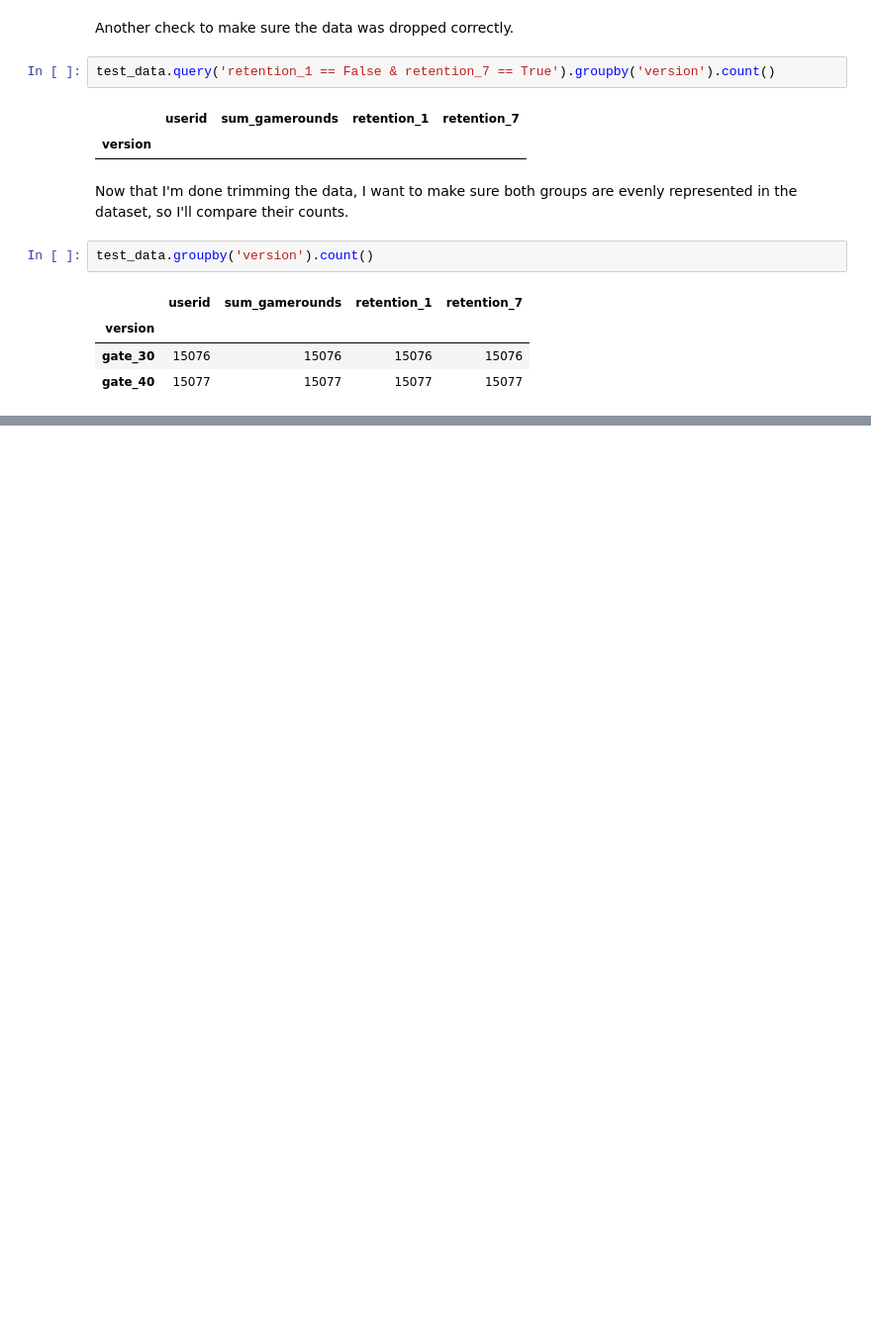
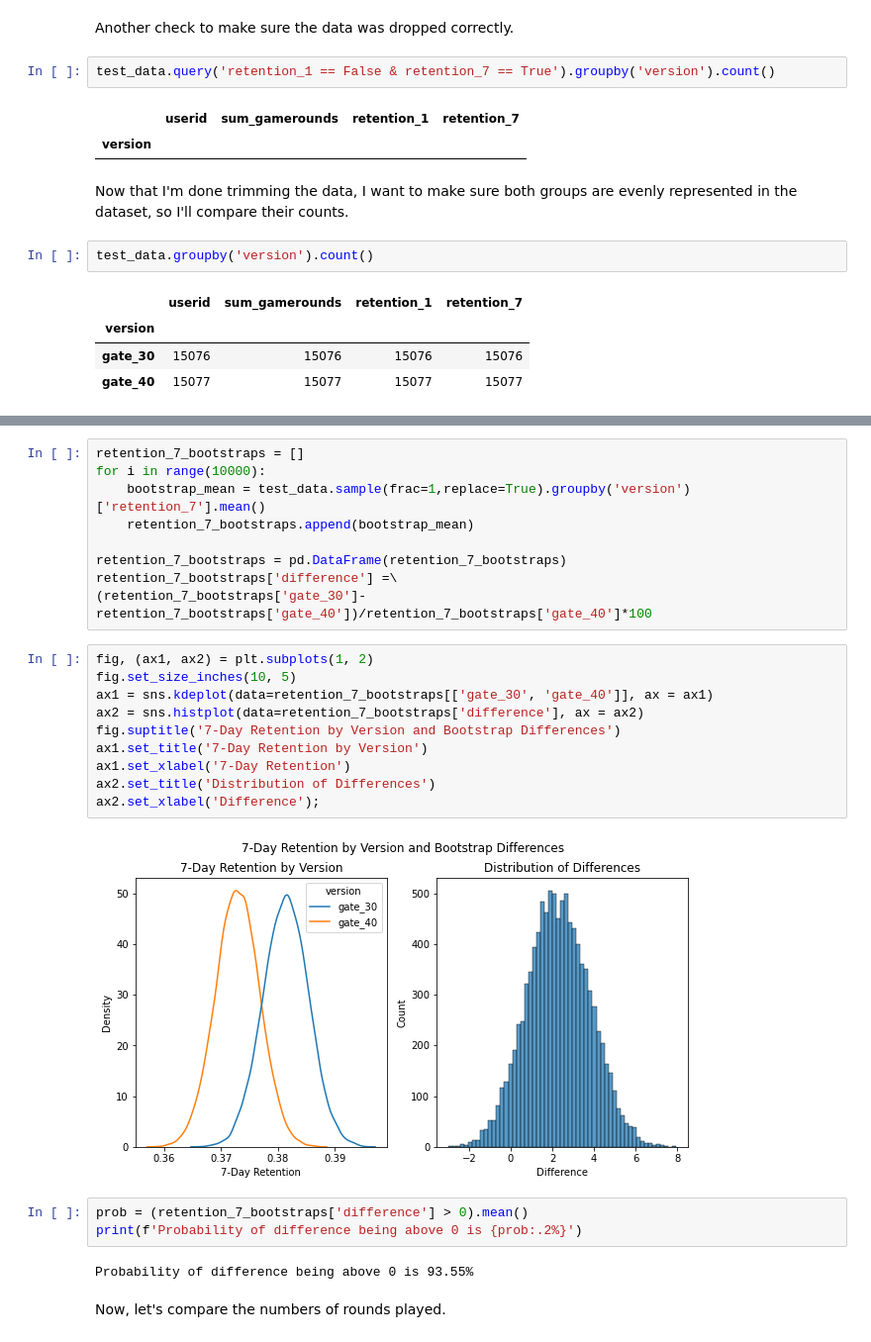
Before and after one commit to Stas-Medvedev/Game-Feature-AB-Test-Analysis, a Jupyter notebook: notebook.ipynb, the cells around one changed output, grey strips where cells are left out. Shown at 99% size. Saved outputs shown, nothing was run; the diff lists cells and outputs as text; blank space fills up the shorter version.

```diff
--- a/notebook.ipynb
+++ b/notebook.ipynb
@@ -189,0 +244,28 @@ That's pretty even. I can now move on to comparing retention numbers by each ver
+# %%
+retention_7_bootstraps = []
+for i in range(10000):
+    bootstrap_mean = test_data.sample(frac=1,replace=True).groupby('version')['retention_7'].mean()
+    retention_7_bootstraps.append(bootstrap_mean)
+
+retention_7_bootstraps = pd.DataFrame(retention_7_bootstraps)
+retention_7_bootstraps['difference'] =\
+(retention_7_bootstraps['gate_30']-retention_7_bootstraps['gate_40'])/retention_7_bootstraps['gate_40']*100
+# %%
+fig, (ax1, ax2) = plt.subplots(1, 2)
+fig.set_size_inches(10, 5)
+ax1 = sns.kdeplot(data=retention_7_bootstraps[['gate_30', 'gate_40']], ax = ax1)
+ax2 = sns.histplot(data=retention_7_bootstraps['difference'], ax = ax2)
+fig.suptitle('7-Day Retention by Version and Bootstrap Differences')
+ax1.set_title('7-Day Retention by Version')
+ax1.set_xlabel('7-Day Retention')
+ax2.set_title('Distribution of Differences')
+ax2.set_xlabel('Difference');
+# %% [output]
+[figure, added]
+# %%
+prob = (retention_7_bootstraps['difference'] > 0).mean()
+print(f'Probability of difference being above 0 is {prob:.2%}')
+# %% [output]
+Probability of difference being above 0 is 93.55%
+# %% [markdown]
+Now, let's compare the numbers of rounds played.
```
Also changed, not shown: parts of 13 cells of this notebook.
